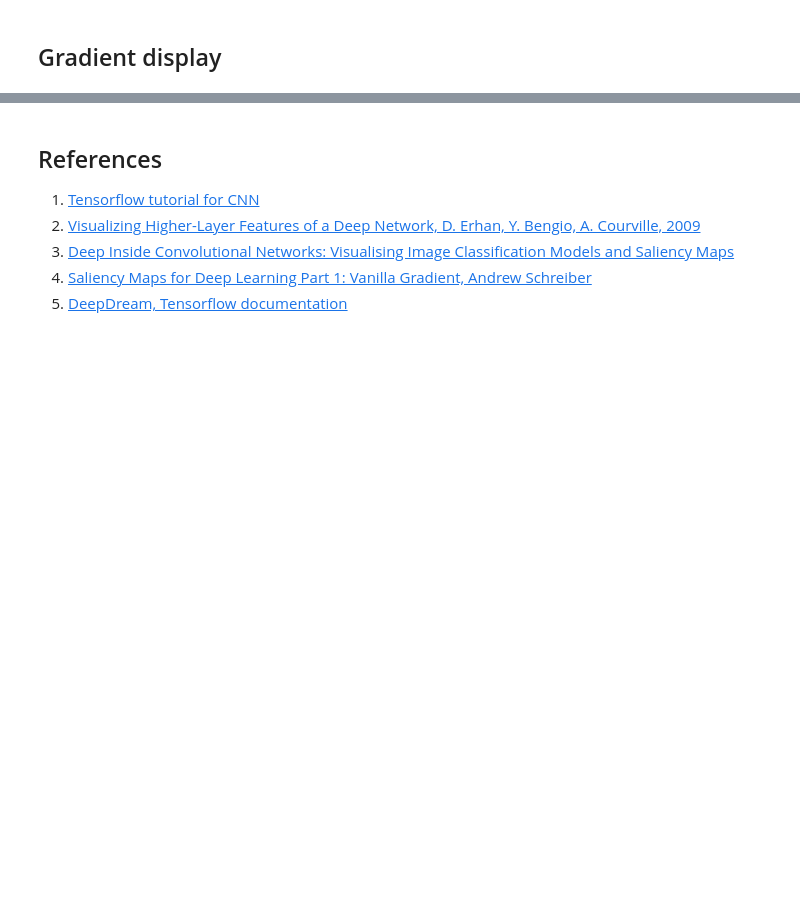
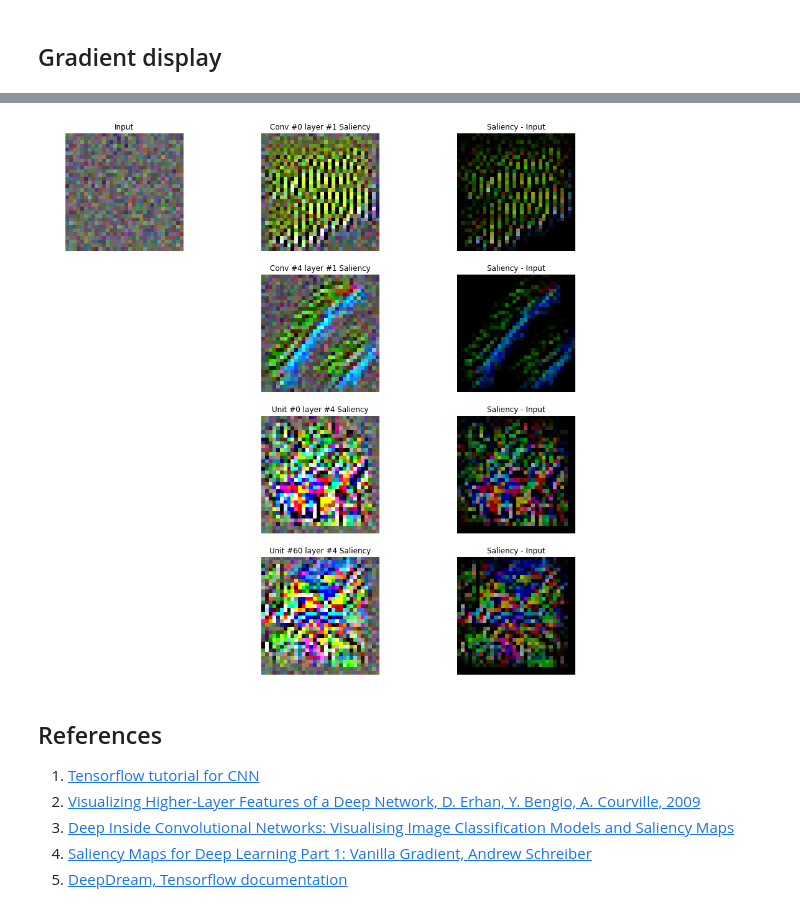
Before and after one commit to tonio73/data-science, a Jupyter notebook: cnn/CnnVisualization-2-SaliencyMaps.ipynb, the cells around one changed output, grey strips where cells are left out. Drawn from its saved outputs; the diff is of its cells as text; code cells hidden in the pictures; blank space fills up the shorter version.

```diff
--- a/cnn/CnnVisualization-2-SaliencyMaps.ipynb
+++ b/cnn/CnnVisualization-2-SaliencyMaps.ipynb
@@ -261,3 +307,20 @@ plt.setp(axes, xticks=[], yticks=[], frame_on=False);
+# %%
+selectedUnits = [0, 4, 0, 60]
+partialModels2 = [models.Model(inputs=model0.input,
+                      outputs=model0.layers[i].output) for i in [2, 2, 7, 7]]
+layerTitles2 = ['Conv #%d layer #1' % selectedUnits[0], 'Conv #%d layer #1' % selectedUnits[1],\
+                'Unit #%d layer #4' % selectedUnits[2], 'Unit #%d layer #4' % selectedUnits[3]]
+
+randomIn = np.random.normal(0.4, 0.1, (32, 32, 3))
+saliencyResLocal = []
+for m, learningRate, unit in zip(partialModels2, [0.2, 0.2, 0.01, 0.01], selectedUnits):
+    saliencyResLocal.append(getPartialSalient(1000, m, randomIn, learningRate, learningRate / 5e4, unit))
+
+plotSaliencyMap(randomIn,
+                [saliencyResLocal[i][0].numpy() for i in range(len(saliencyResLocal))],
+                layerTitles2)
+# %% [output]
+[figure, added]
 # %% [markdown]
 ## References
 
```
Also changed, not shown: parts of 12 cells of this notebook, 1 other file.
